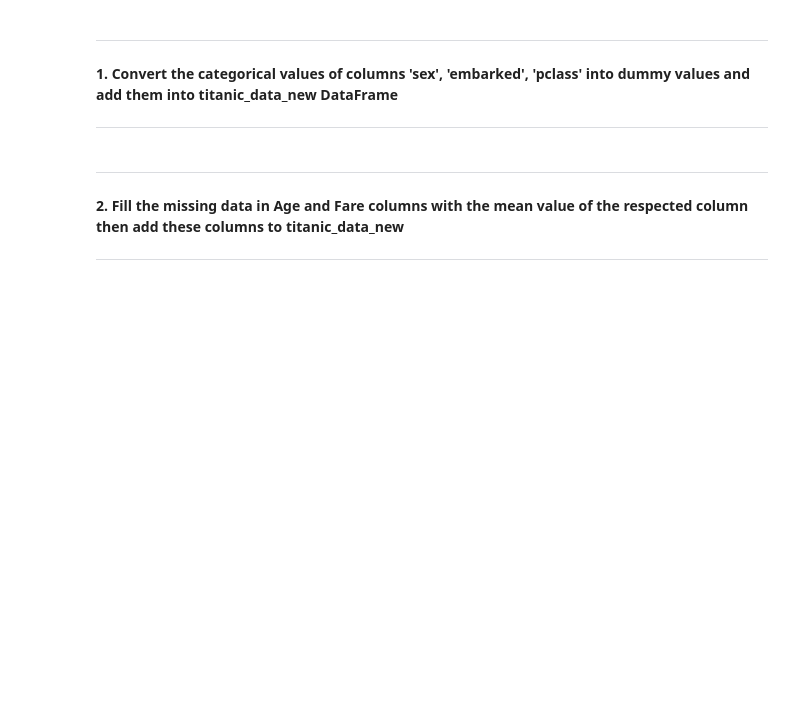
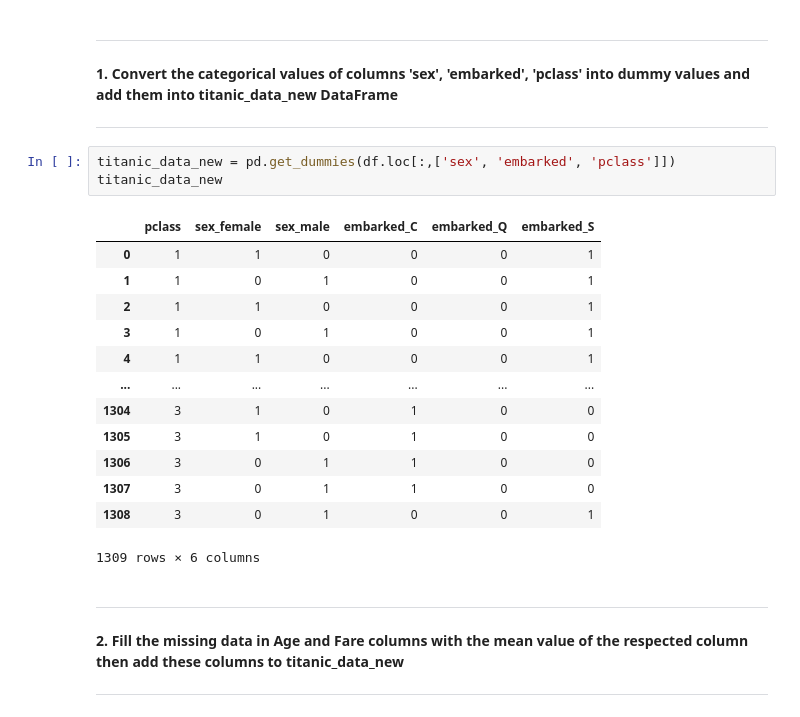
Before and after one commit to Abhay1994s/MachineLearning, a Jupyter notebook: Assignment_1_DS.ipynb, the cells around one changed output. Cells and saved outputs as stored; diff of their text form; blank space fills up the shorter version.

```diff
--- a/Assignment_1_DS.ipynb
+++ b/Assignment_1_DS.ipynb
@@ -107,6 +280,23 @@ file_url = "http://biostat.mc.vanderbilt.edu/wiki/pub/Main/DataSets/titanic3.csv
 
 
 ---
+# %%
+titanic_data_new = pd.get_dummies(df.loc[:,['sex', 'embarked', 'pclass']])
+titanic_data_new
+# %% [output]
+|  | pclass | sex_female | sex_male | embarked_C | embarked_Q | embarked_S |
+| 0 | 1 | 1 | 0 | 0 | 0 | 1 |
+| 1 | 1 | 0 | 1 | 0 | 0 | 1 |
+| 2 | 1 | 1 | 0 | 0 | 0 | 1 |
+| 3 | 1 | 0 | 1 | 0 | 0 | 1 |
+| 4 | 1 | 1 | 0 | 0 | 0 | 1 |
+| ... | ... | ... | ... | ... | ... | ... |
+| 1304 | 3 | 1 | 0 | 1 | 0 | 0 |
+| 1305 | 3 | 1 | 0 | 1 | 0 | 0 |
+| 1306 | 3 | 0 | 1 | 1 | 0 | 0 |
+| 1307 | 3 | 0 | 1 | 1 | 0 | 0 |
+| 1308 | 3 | 0 | 1 | 0 | 0 | 1 |
+1309 rows × 6 columns
 # %% [markdown]
 
 
```
Also changed, not shown: parts of 28 cells of this notebook.
